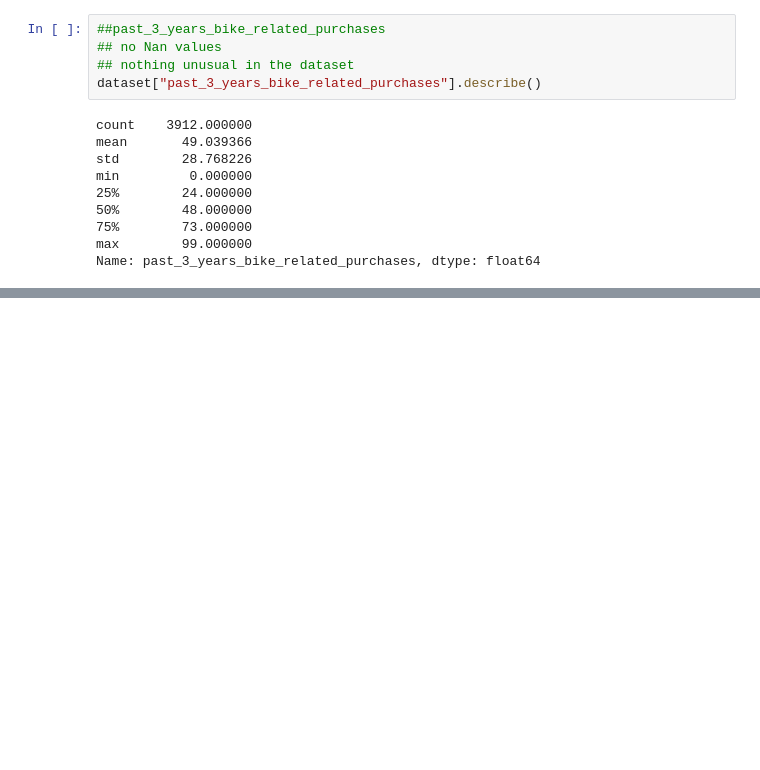
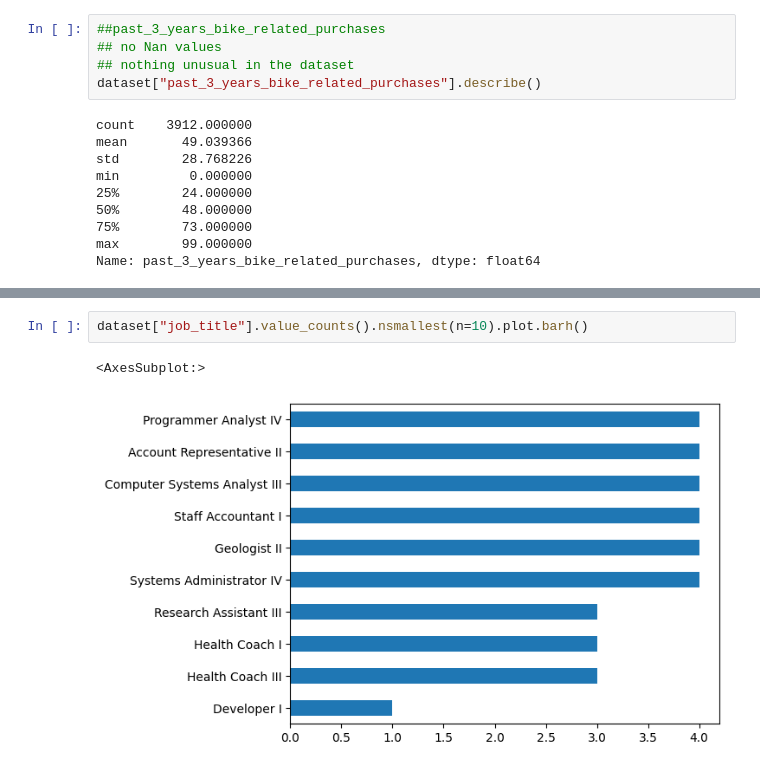
Before and after one commit to Rojanmhj2055/Sprocket-dataset, a Jupyter notebook: KPMG_Data_analyis/data_analysis.ipynb, the cells around one changed output, grey strips where cells are left out. Cells and saved outputs as stored; diff of their text form; blank space fills up the shorter version.

```diff
--- a/KPMG_Data_analyis/data_analysis.ipynb
+++ b/KPMG_Data_analyis/data_analysis.ipynb
@@ -116,0 +114,5 @@ Name: past_3_years_bike_related_purchases, dtype: float64
+# %%
+dataset["job_title"].value_counts().nsmallest(n=10).plot.barh()
+# %% [output]
+<AxesSubplot:>
+[figure, added]
```
Also changed, not shown: parts of 17 cells of this notebook.
